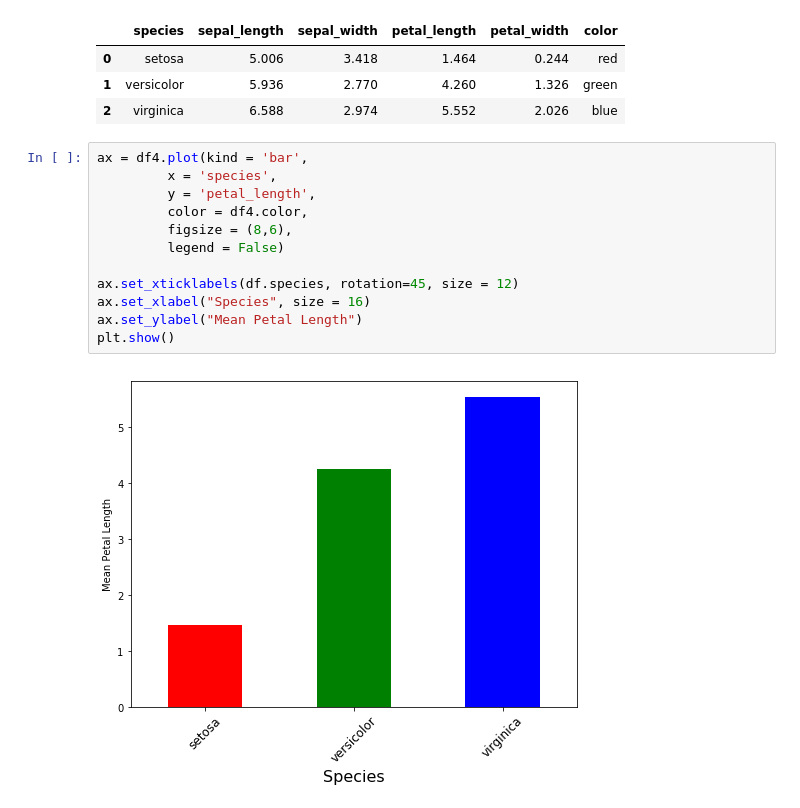
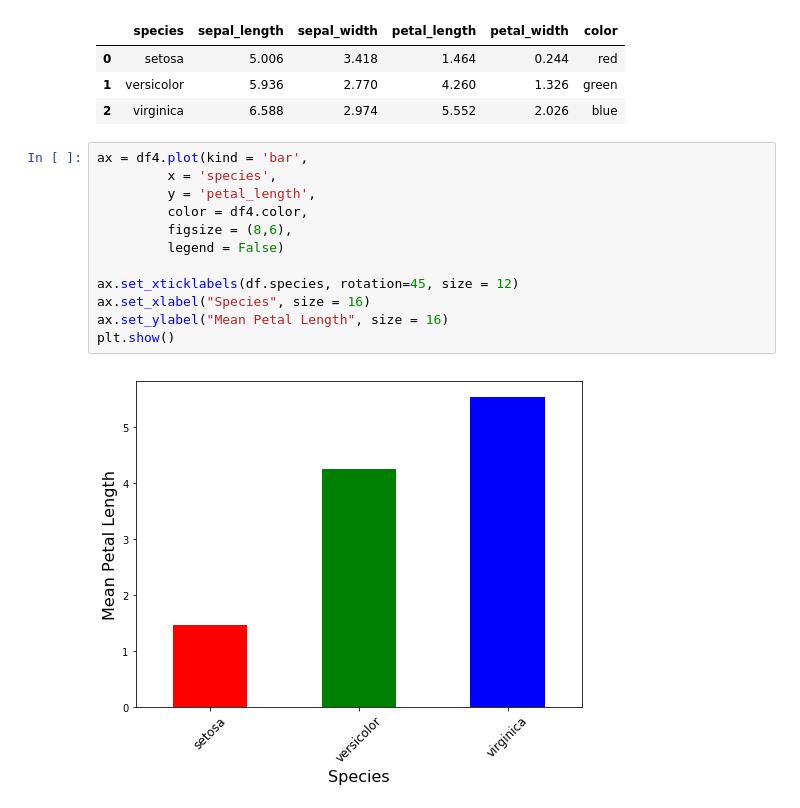
Before and after one commit to cybera/synthi, a Jupyter notebook: docs/examples/visualizations.ipynb, the cells around one changed output. Drawn from its saved outputs; the diff is of its cells as text.

```diff
--- a/docs/examples/visualizations.ipynb
+++ b/docs/examples/visualizations.ipynb
@@ -43,14 +59,14 @@ df4
 # %%
 ax = df4.plot(kind = 'bar',
          x = 'species',
          y = 'petal_length',
          color = df4.color,
          figsize = (8,6),
          legend = False)
 
 ax.set_xticklabels(df.species, rotation=45, size = 12)
 ax.set_xlabel("Species", size = 16)
-ax.set_ylabel("Mean Petal Length")
+ax.set_ylabel("Mean Petal Length", size = 16)
 plt.show()
 # %% [output]
-[figure, old version]
+[figure, new version]
```
Also changed, not shown: parts of 3 cells of this notebook.
